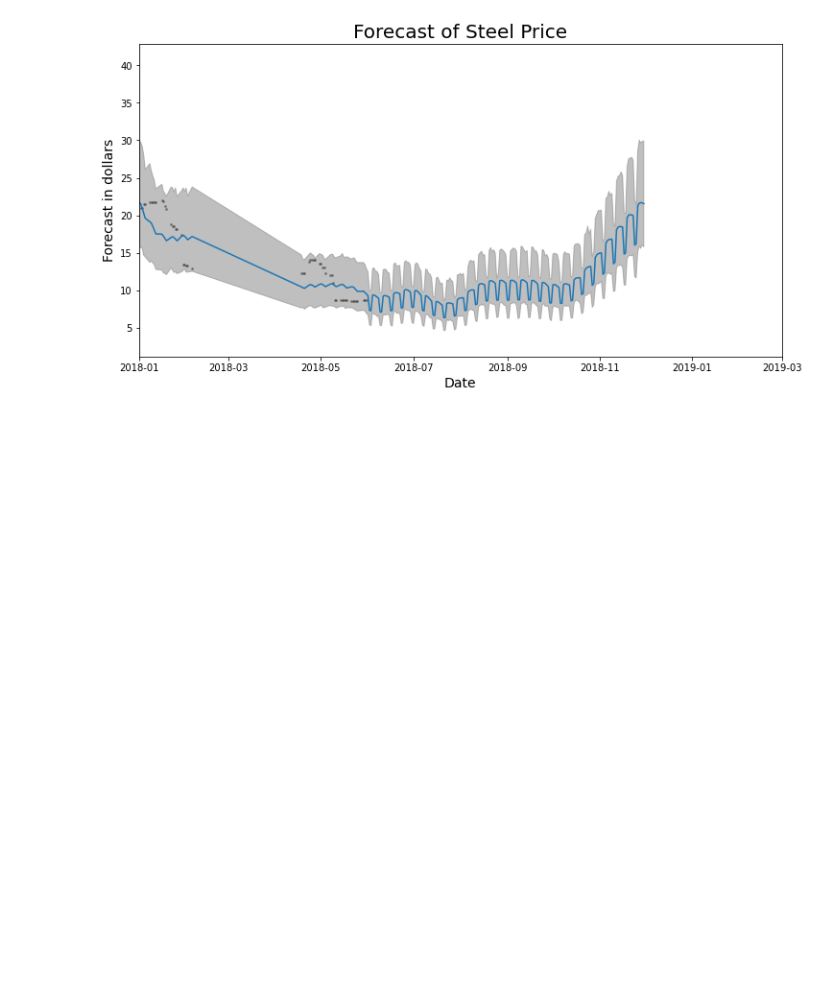
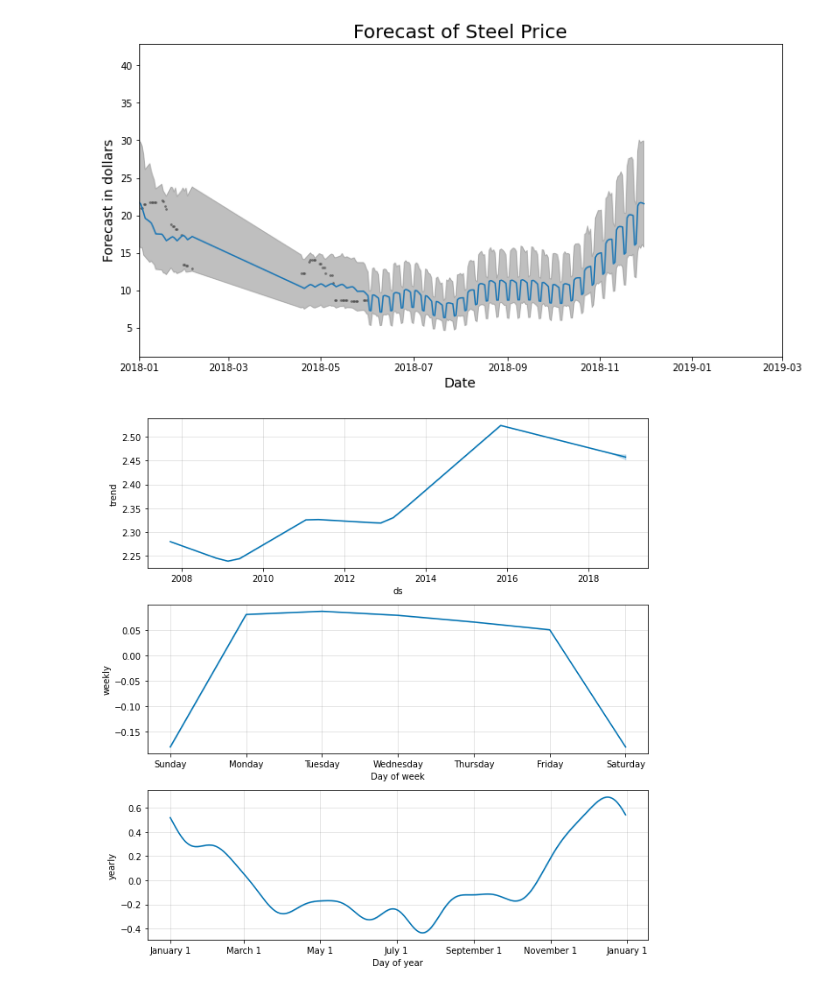
Before and after one commit to BlitzenPrancer/Core-Construction-Material-Cost-Forecasting-Project, a Jupyter notebook: Core_Construction_Material_Cost_Forecasting_Project.ipynb, the cells around one changed output. Saved outputs shown, nothing was run; the diff lists cells and outputs as text; code cells hidden in the pictures; blank space fills up the shorter version.

Commit message:
forecasted rebar price

```diff
--- a/Core_Construction_Material_Cost_Forecasting_Project.ipynb
+++ b/Core_Construction_Material_Cost_Forecasting_Project.ipynb
@@ -203,3 +203,7 @@ plt.xlim(pd.Timestamp('2018-01-01'), pd.Timestamp('2019-03-01'))
 # %% [output]
 (736695.0, 737119.0)
 [figure]
+# %%
+steel_components_plot=steel_model.plot_components(steel_forecast)
+# %% [output]
+[figure, added]
```
Also changed, not shown: parts of 12 cells of this notebook.
